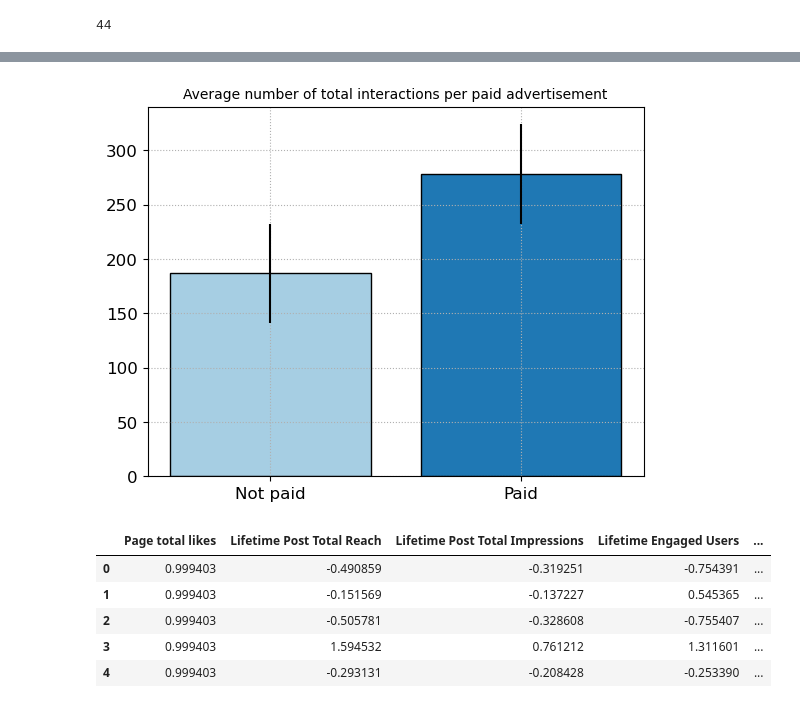
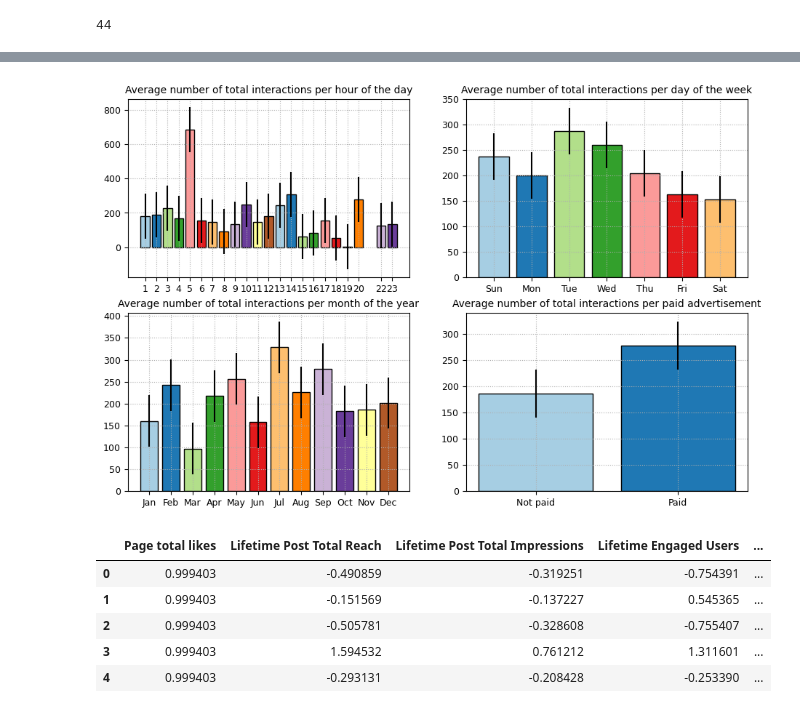
Before and after one commit to capac/facebook-metrics-data-set, a Jupyter notebook: fb_metrics.ipynb, the cells around one changed output, grey strips where cells are left out. Cells and saved outputs as stored; diff of their text form; code cells hidden in the pictures.

```diff
--- a/fb_metrics.ipynb
+++ b/fb_metrics.ipynb
@@ -233,15 +131,53 @@ plt.savefig('plots/average_number_of_total_interactions_per_month_of_year.png',
-# %%
-tot_int_p = fb_df['Total Interactions'].groupby(fb_df['Paid']).mean()
-plt.bar(x=tot_int_p.index, height=tot_int_p.values, yerr=np.std(tot_int_p.values),
-        color=plt.cm.Paired.colors, edgecolor='k')
-days = ['Not paid', 'Paid']
-plt.xticks(ticks=tot_int_p.index, labels=days, fontsize=12)
-plt.yticks(fontsize=12)
-plt.title('Average number of total interactions per paid advertisement', fontsize=10)
-plt.grid(linestyle=':')
-plt.savefig('plots/average_number_of_total_interactions_per_paid_advertisement.png', dpi=288, bbox_inches='tight');
-# %% [output]
-[figure, removed]
+# %%
+# code for first plot
+tot_int_ph = fb_df['Total Interactions'].groupby(fb_df['Post Hour']).mean()
+sorted_index = [int(x) for x in list(tot_int_ph.index)]
+tot_int_ph_new = pd.concat([pd.Series(sorted_index), pd.Series(tot_int_ph.values)], axis=1)
+tot_int_ph_new.rename(columns={0: 'Index', 1: 'Frequency'}, inplace=True)
+tot_int_ph_new.sort_values(by='Index', inplace=True)
+# code for second plot
+tot_int_pw_new = fb_df['Total Interactions'].groupby(fb_df['Post Weekday']).mean().reset_index()
+tot_int_pw_new.rename(columns={'Post Weekday': 'Index', 'Total Interactions': 'Frequency'},
+                               inplace=True)
+tot_int_pw_new.sort_values(by='Index', inplace=True)
+# code for third plot
+tot_int_pm = fb_df['Total Interactions'].groupby(fb_df['Post Month']).mean()
+sorted_index = [str(x).zfill(2) for x in list(tot_int_pm.index)]
+tot_int_pm_new = pd.concat([pd.Series(sorted_index), pd.Series(tot_int_pm.values)], axis=1)
+tot_int_pm_new.rename(columns={0: 'Index', 1: 'Frequency'}, inplace=True)
+tot_int_pm_new.sort_values(by='Index', inplace=True)
+# code for fourth plot
+tot_int_p_new = fb_df['Total Interactions'].groupby(fb_df['Paid']).mean().reset_index()
+tot_int_p_new.rename(columns={'Paid': 'Index', 'Total Interactions': 'Frequency'}, inplace=True)
+tot_int_p_new.sort_values(by='Index', inplace=True)
+
+# dataframes
+df_list = [tot_int_ph_new, tot_int_pw_new, tot_int_pm_new, tot_int_p_new]
+# labels
+months = ['Jan', 'Feb', 'Mar', 'Apr', 'May', 'Jun', 'Jul',\
+          'Aug', 'Sep', 'Oct', 'Nov', 'Dec']
+days = ['Sun', 'Mon', 'Tue', 'Wed', 'Thu', 'Fri', 'Sat']
+paid_or_not = ['Not paid', 'Paid']
+labels_list = [tot_int_ph_new.Index, days, months, paid_or_not]
+# titles
+titles_list = ['Average number of total interactions per hour of the day',
+               'Average number of total interactions per day of the week',
+               'Average number of total interactions per month of the year',
+               'Average number of total interactions per paid advertisement',
+               ]
+
+# plot
+fig, axes = plt.subplots(nrows=2, ncols=2, figsize=(11, 7))
+for ax, df, lb, tt in zip(axes.flat, df_list, labels_list, titles_list):
+    ax.bar(x=df.Index, height=df.Frequency, color=plt.cm.Paired.colors,
+           edgecolor='k', yerr=np.std(df.Frequency.values))
+    ax.set_title(tt, fontsize=10)
+    ax.set_xticks(ticks=df.Index, labels=lb, fontsize=9)
+    ax.yaxis.set_tick_params(labelsize=9)
+    ax.grid(linestyle=':')
+fig.savefig('plots/average_number_of_total_interactions.png', dpi=288, bbox_inches='tight');
+# %% [output]
+[figure, added]
 # %%
 numerical_cols = ['Page total likes', 'Lifetime Post Total Reach',
                   'Lifetime Post Total Impressions', 'Lifetime Engaged Users',
```
Also changed, not shown: parts of 14 cells of this notebook.
